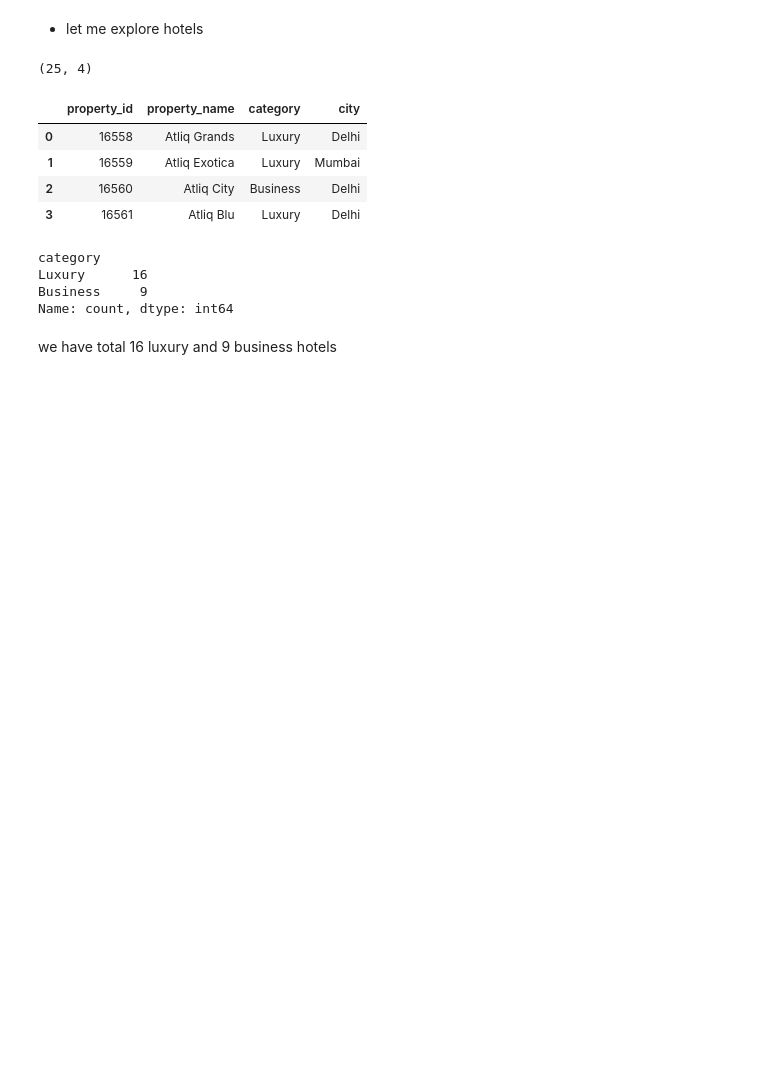
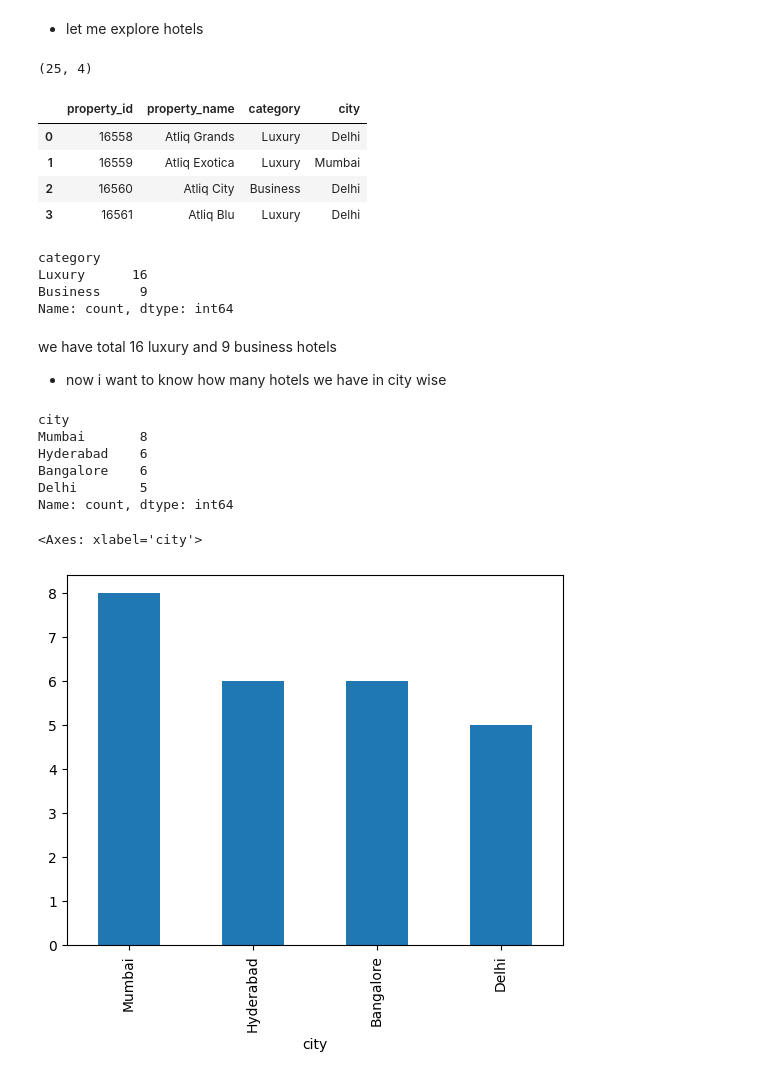
Before and after one commit to predictor450v/EDA_ANALYSIS_HOSPITALITY, a Jupyter notebook: analysis.ipynb, the cells around one changed output. Saved outputs shown, nothing was run; the diff lists cells and outputs as text; code cells hidden in the pictures; blank space fills up the shorter version.

Commit message:
city explore

```diff
--- a/analysis.ipynb
+++ b/analysis.ipynb
@@ -139,3 +139,18 @@ Business     9
 Name: count, dtype: int64
 # %% [markdown]
 we have total 16 luxury and 9 business hotels
+- now i want to know how many hotels we have in city wise
+# %%
+df_hotels.city.value_counts()
+# %% [output]
+city
+Mumbai       8
+Hyderabad    6
+Bangalore    6
+Delhi        5
+Name: count, dtype: int64
+# %%
+df_hotels.city.value_counts().plot(kind='bar')
+# %% [output]
+<Axes: xlabel='city'>
+[figure, added]
```
